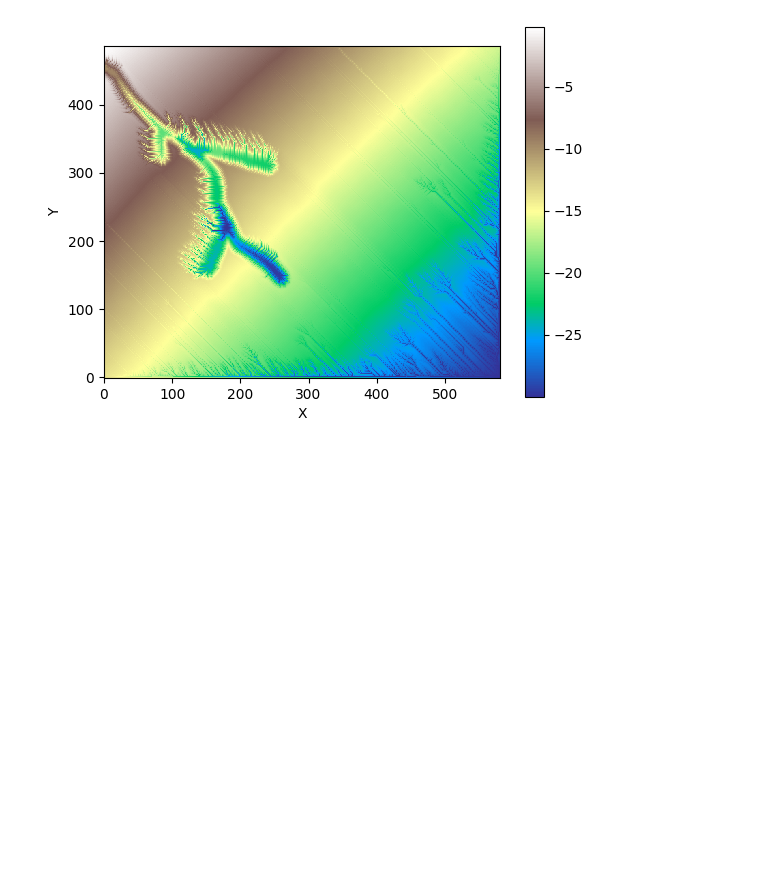
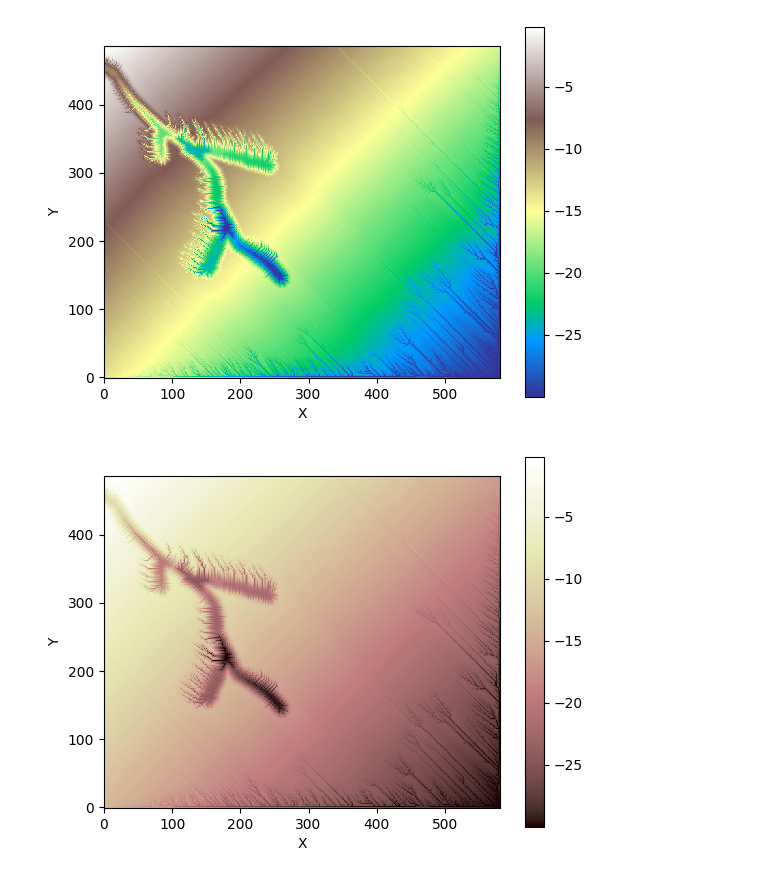
Before and after one commit to nightsky737/erodedrawing, a Jupyter notebook: testing/learning.ipynb, the cells around one changed output. Drawn from its saved outputs; the diff is of its cells as text; code cells hidden in the pictures; blank space fills up the shorter version.

```diff
--- a/testing/learning.ipynb
+++ b/testing/learning.ipynb
@@ -141,3 +141,8 @@ for _ in range(10):
 worlds_best_river_raster_grid.imshow('topographic__elevation', cmap="terrain")
 # %% [output]
 [figure]
+# %%
+from landlab.plot import imshow_grid
+idk = imshow_grid(worlds_best_river_raster_grid, "topographic__elevation")
+# %% [output]
+[figure, added]
```
Also changed, not shown: 2 other files.
